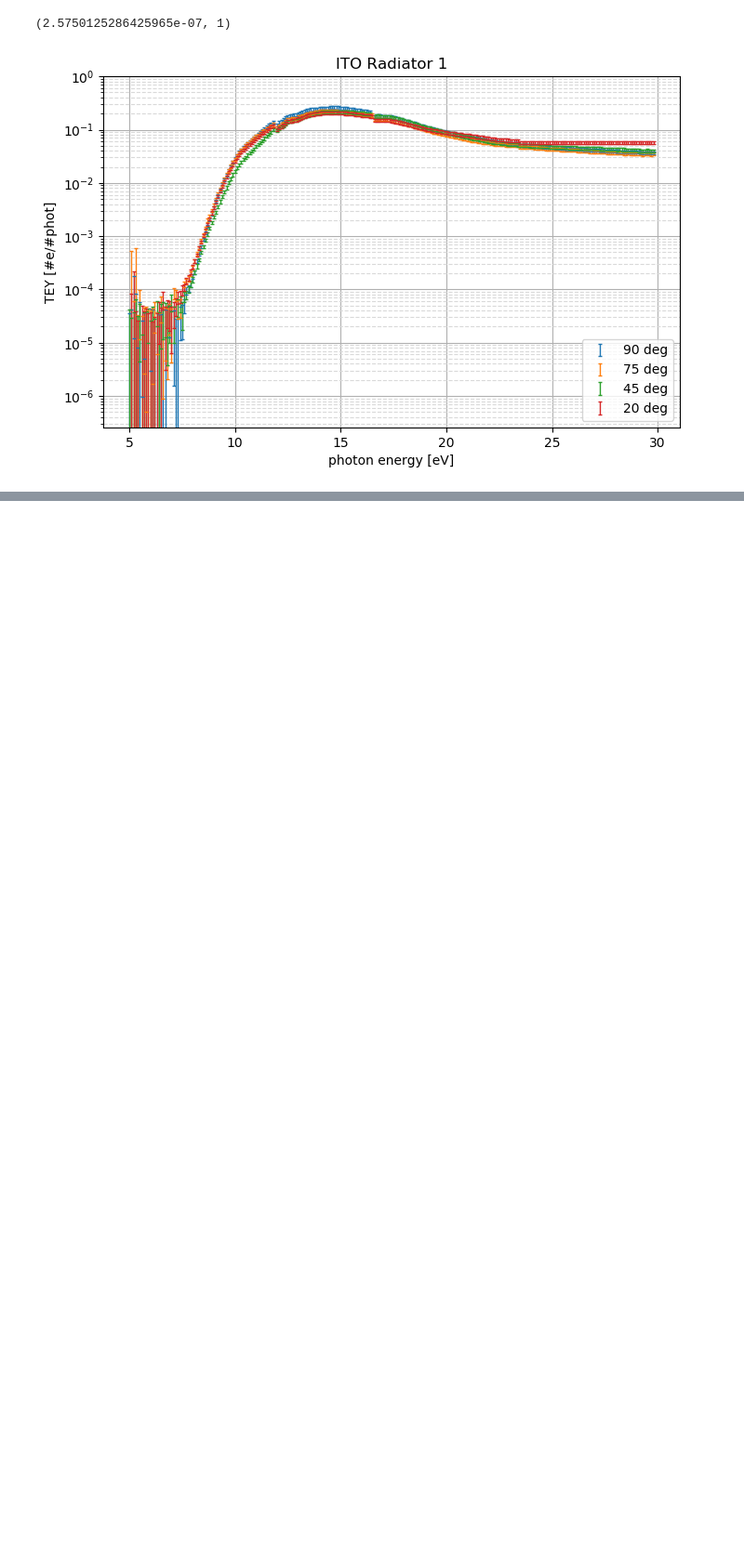
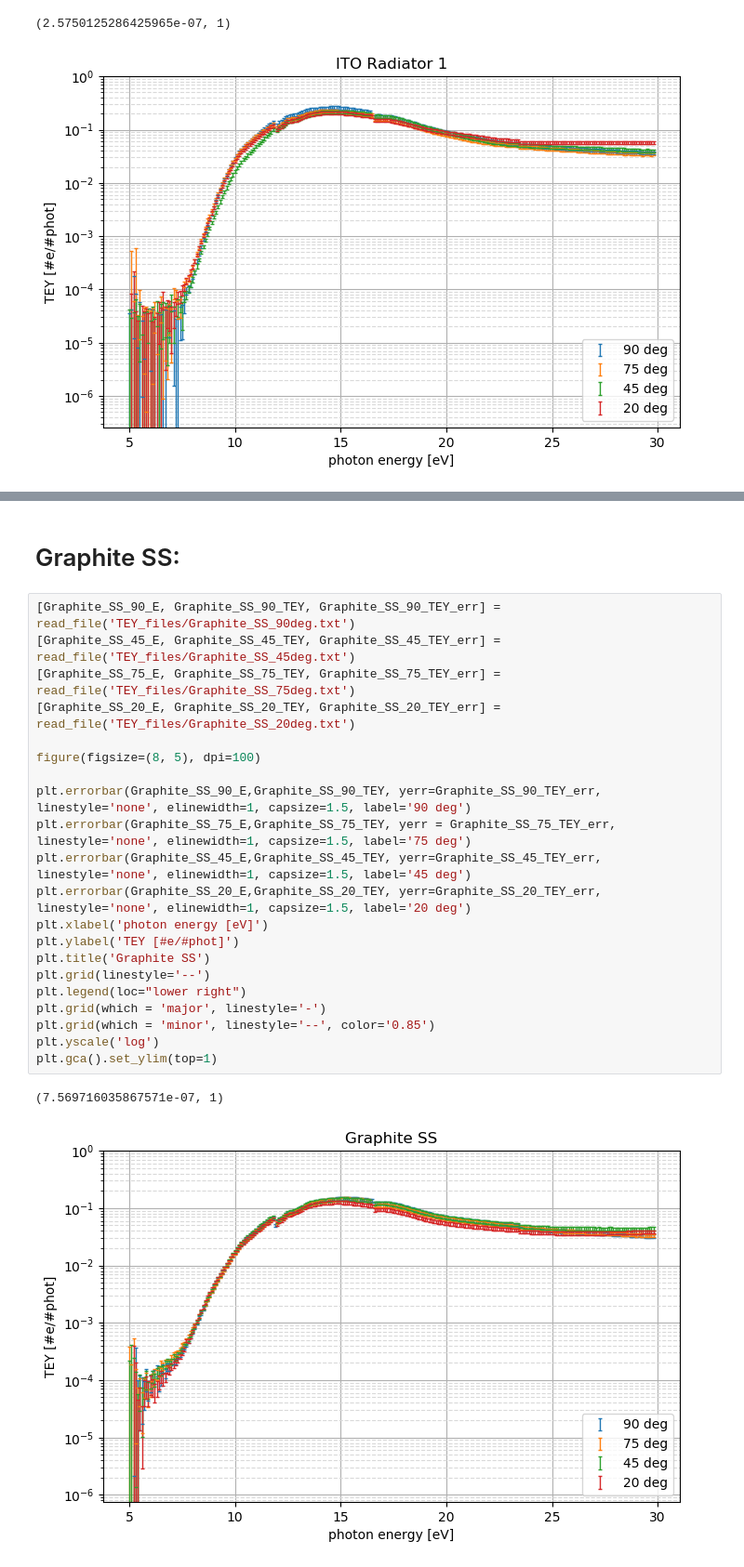
Before and after one commit to sebastiankalos/Elettra_data, a Jupyter notebook: BEAR_analysis_2.ipynb, the cells around one changed output, grey strips where cells are left out. Shown: that part at 93% size. Cells and saved outputs as stored; diff of their text form; blank space fills up the shorter version.

```diff
--- a/BEAR_analysis_2.ipynb
+++ b/BEAR_analysis_2.ipynb
@@ -82,0 +133,26 @@ plt.gca().set_ylim(top=1)
+# %% [markdown]
+# Graphite SS:
+# %%
+[Graphite_SS_90_E, Graphite_SS_90_TEY, Graphite_SS_90_TEY_err] = read_file('TEY_files/Graphite_SS_90deg.txt')
+[Graphite_SS_45_E, Graphite_SS_45_TEY, Graphite_SS_45_TEY_err] = read_file('TEY_files/Graphite_SS_45deg.txt')
+[Graphite_SS_75_E, Graphite_SS_75_TEY, Graphite_SS_75_TEY_err] = read_file('TEY_files/Graphite_SS_75deg.txt')
+[Graphite_SS_20_E, Graphite_SS_20_TEY, Graphite_SS_20_TEY_err] = read_file('TEY_files/Graphite_SS_20deg.txt')
+
+figure(figsize=(8, 5), dpi=100)
+
+plt.errorbar(Graphite_SS_90_E,Graphite_SS_90_TEY, yerr=Graphite_SS_90_TEY_err, linestyle='none', elinewidth=1, capsize=1.5, label='90 deg')
+plt.errorbar(Graphite_SS_75_E,Graphite_SS_75_TEY, yerr = Graphite_SS_75_TEY_err, linestyle='none', elinewidth=1, capsize=1.5, label='75 deg')
+plt.errorbar(Graphite_SS_45_E,Graphite_SS_45_TEY, yerr=Graphite_SS_45_TEY_err, linestyle='none', elinewidth=1, capsize=1.5, label='45 deg')
+plt.errorbar(Graphite_SS_20_E,Graphite_SS_20_TEY, yerr=Graphite_SS_20_TEY_err, linestyle='none', elinewidth=1, capsize=1.5, label='20 deg')
+plt.xlabel('photon energy [eV]')
+plt.ylabel('TEY [#e/#phot]')
+plt.title('Graphite SS')
+plt.grid(linestyle='--')
+plt.legend(loc="lower right")
+plt.grid(which = 'major', linestyle='-')
+plt.grid(which = 'minor', linestyle='--', color='0.85')
+plt.yscale('log')
+plt.gca().set_ylim(top=1)
+# %% [output]
+(7.569716035867571e-07, 1)
+[figure, added]
```
Also changed, not shown: parts of 14 cells of this notebook, 1 other file.
